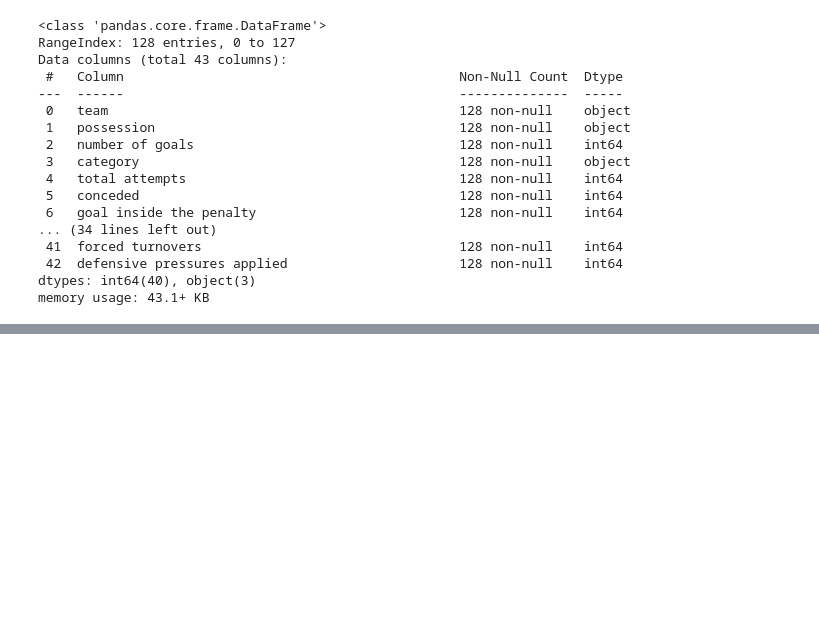
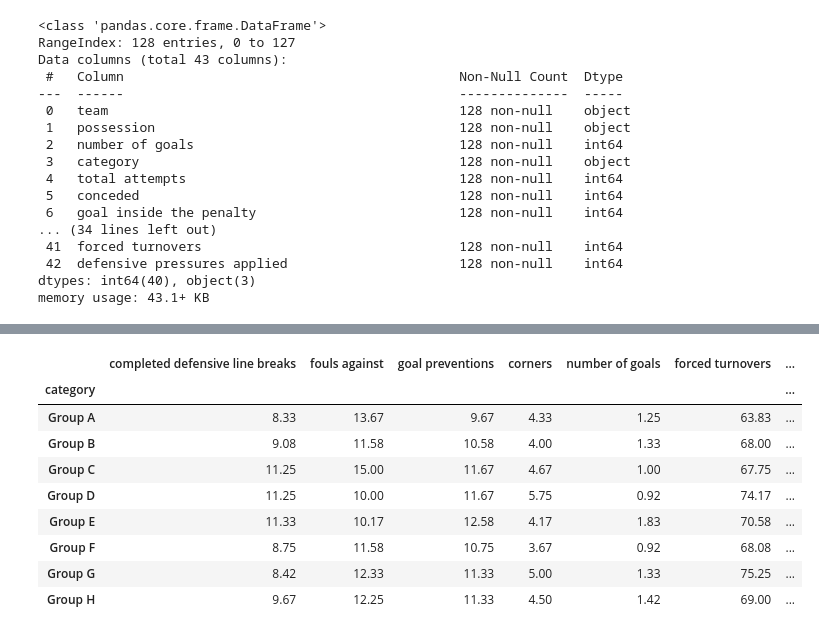
Before and after one commit to nimasii/data_analysis_module, a Jupyter notebook: data_analysis.ipynb, the cells around one changed output, grey strips where cells are left out. Drawn from its saved outputs; the diff is of its cells as text; code cells hidden in the pictures; blank space fills up the shorter version.

```diff
--- a/data_analysis.ipynb
+++ b/data_analysis.ipynb
@@ -160,0 +243,15 @@ Which group was the most difficult to escape in the World Cup?
+# %%
+selected = {'number of goals', 'on target attempts', 'completed defensive line breaks', 'corners', 'free kicks', 'goal preventions', 'forced turnovers', 'defensive pressures applied', 'fouls against'}
+groups = groups.filter(selected)
+groups.head(10)
+# %% [output]
+|  | completed defensive line breaks | fouls against | goal preventions | corners | number of goals | forced turnovers | ... |
+| category |  |  |  |  |  |  | ... |
+| Group A | 8.33 | 13.67 | 9.67 | 4.33 | 1.25 | 63.83 | ... |
+| Group B | 9.08 | 11.58 | 10.58 | 4.00 | 1.33 | 68.00 | ... |
+| Group C | 11.25 | 15.00 | 11.67 | 4.67 | 1.00 | 67.75 | ... |
+| Group D | 11.25 | 10.00 | 11.67 | 5.75 | 0.92 | 74.17 | ... |
+| Group E | 11.33 | 10.17 | 12.58 | 4.17 | 1.83 | 70.58 | ... |
+| Group F | 8.75 | 11.58 | 10.75 | 3.67 | 0.92 | 68.08 | ... |
+| Group G | 8.42 | 12.33 | 11.33 | 5.00 | 1.33 | 75.25 | ... |
+| Group H | 9.67 | 12.25 | 11.33 | 4.50 | 1.42 | 69.00 | ... |
```
Also changed, not shown: parts of 24 cells of this notebook.
